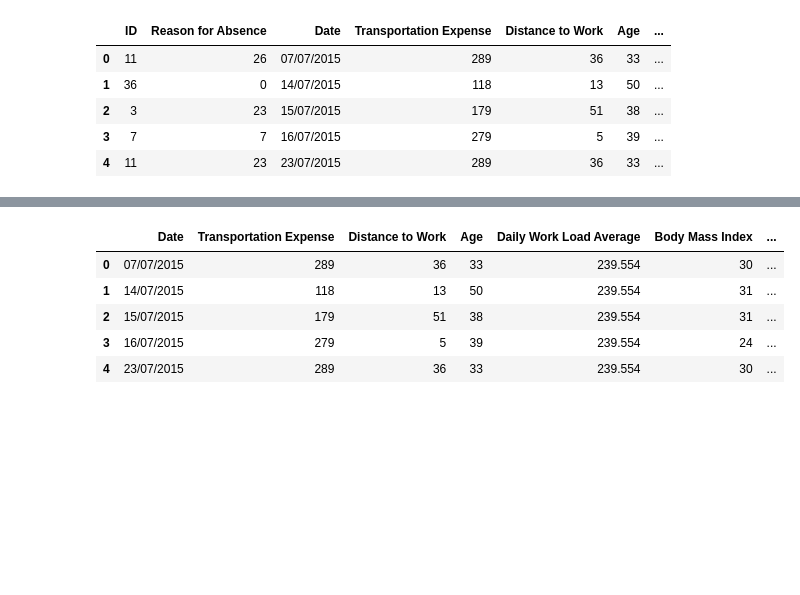
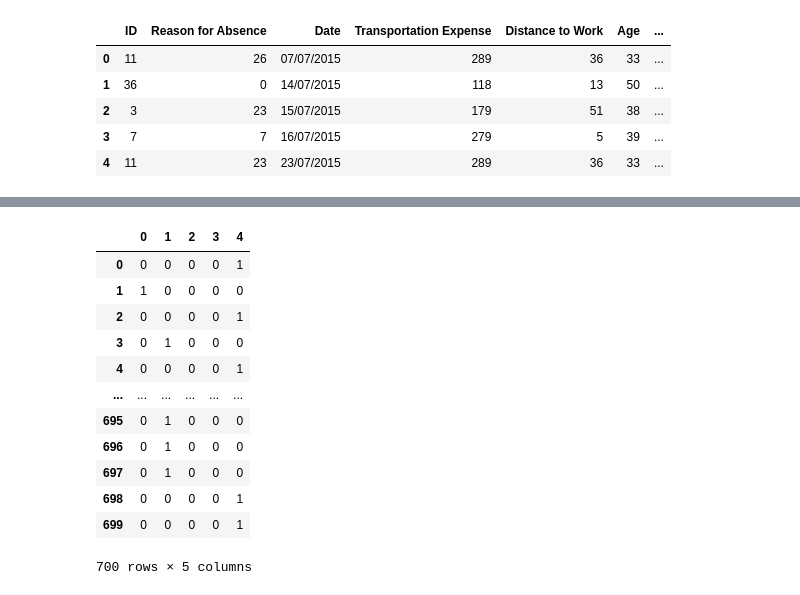
Before and after one commit to liyi54/absenteeism-predictor, a Jupyter notebook: absenteeism_preprocessor.ipynb, the cells around one changed output, grey strips where cells are left out. Cells and saved outputs as stored; diff of their text form; code cells hidden in the pictures; blank space fills up the shorter version.

```diff
--- a/absenteeism_preprocessor.ipynb
+++ b/absenteeism_preprocessor.ipynb
@@ -23,14 +24,18 @@ data_no_id.head()
 # %%
+# Here, we group the reasons for absence into four groups in order to assign dummies to them. 28 reasons are quite
+# a lot for us to run our analysis. So we group common reasons together to reduce the number of reasons to use as
+# inputs. It is advisable to group these variables in order to reduce the number of columns in our dataframe
+
 raw_dummies = data_no_id['Reason for Absence']
 
 for i in range(len(raw_dummies)):
-    if raw_dummies[i] in range(15):
+    if raw_dummies[i] in range(1,15):
         raw_dummies[i] = 1
     elif raw_dummies[i] in range(15,18):
         raw_dummies[i] = 2
     elif raw_dummies[i] in range(18,22):
         raw_dummies[i] = 3
-    else:
+    elif raw_dummies[i] in range(22,29):
         raw_dummies[i] = 4
 
 raw_dummies.head()
@@ -69,13 +74,18 @@ data_no_id.head()
 | 3 | 1 | 16/07/2015 | 279 | 5 | 39 | 239.554 | ... |
 | 4 | 4 | 23/07/2015 | 289 | 36 | 33 | 239.554 | ... |
 # %%
-data_with_dummies = pd.get_dummies(data_no_id, columns=['Reason for Absence'], prefix=['Reason'],
-                                   drop_first=False )
-data_with_dummies.head()
+pd.get_dummies(data_no_id['Reason for Absence'])
 # %% [output]
-|  | Date | Transportation Expense | Distance to Work | Age | Daily Work Load Average | Body Mass Index | ... |
-| 0 | 07/07/2015 | 289 | 36 | 33 | 239.554 | 30 | ... |
-| 1 | 14/07/2015 | 118 | 13 | 50 | 239.554 | 31 | ... |
-| 2 | 15/07/2015 | 179 | 51 | 38 | 239.554 | 31 | ... |
-| 3 | 16/07/2015 | 279 | 5 | 39 | 239.554 | 24 | ... |
-| 4 | 23/07/2015 | 289 | 36 | 33 | 239.554 | 30 | ... |
+|  | 0 | 1 | 2 | 3 | 4 |
+| 0 | 0 | 0 | 0 | 0 | 1 |
+| 1 | 1 | 0 | 0 | 0 | 0 |
+| 2 | 0 | 0 | 0 | 0 | 1 |
+| 3 | 0 | 1 | 0 | 0 | 0 |
+| 4 | 0 | 0 | 0 | 0 | 1 |
+| ... | ... | ... | ... | ... | ... |
+| 695 | 0 | 1 | 0 | 0 | 0 |
+| 696 | 0 | 1 | 0 | 0 | 0 |
+| 697 | 0 | 1 | 0 | 0 | 0 |
+| 698 | 0 | 0 | 0 | 0 | 1 |
+| 699 | 0 | 0 | 0 | 0 | 1 |
+700 rows × 5 columns
```
Also changed, not shown: parts of 12 cells of this notebook, 4 other files.
